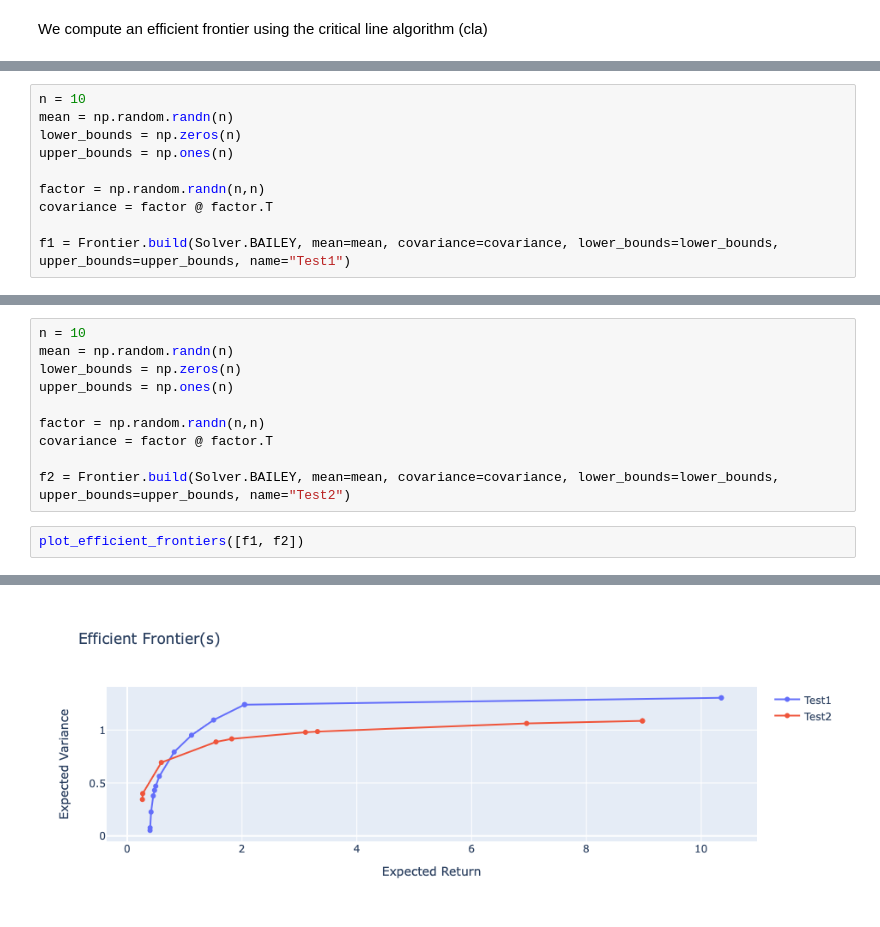
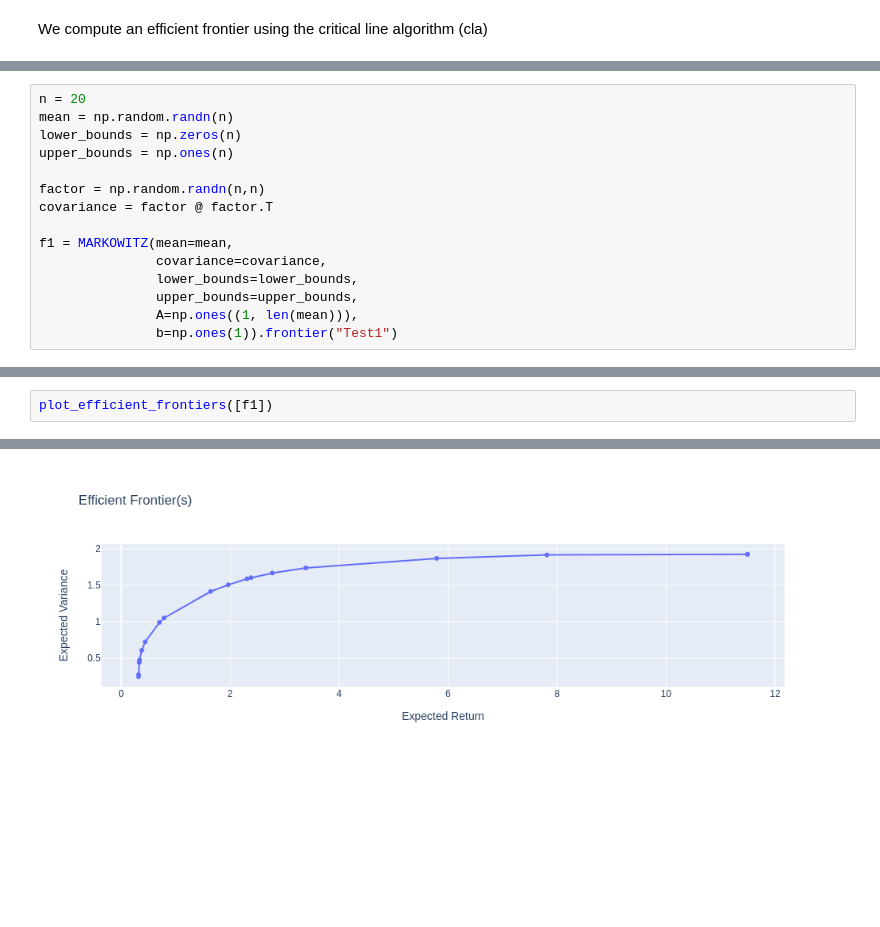
Before and after one commit to cvxgrp/cvxcla, a Jupyter notebook: book/docs/notebooks/cla.ipynb, the cells around one changed output, grey strips where cells are left out. Cells and saved outputs as stored; diff of their text form; blank space fills up the shorter version.

```diff
--- a/book/docs/notebooks/cla.ipynb
+++ b/book/docs/notebooks/cla.ipynb
@@ -10,5 +9,5 @@ from cvx.cla.solver import Solver
 # %%
-n = 10
+n = 20
 mean = np.random.randn(n)
 lower_bounds = np.zeros(n)
 upper_bounds = np.ones(n)
@@ -16,4 +15,9 @@ upper_bounds = np.ones(n)
 factor = np.random.randn(n,n)
 covariance = factor @ factor.T
 
-f1 = Frontier.build(Solver.BAILEY, mean=mean, covariance=covariance, lower_bounds=lower_bounds, upper_bounds=upper_bounds, name="Test1")
+f1 = MARKOWITZ(mean=mean,
+               covariance=covariance,
+               lower_bounds=lower_bounds,
+               upper_bounds=upper_bounds,
+               A=np.ones((1, len(mean))),
+               b=np.ones(1)).frontier("Test1")
@@ -20,13 +26,3 @@ f1 = Frontier.build(Solver.BAILEY, mean=mean, covariance=covariance, lower_bound
-# %%
-n = 10
-mean = np.random.randn(n)
-lower_bounds = np.zeros(n)
-upper_bounds = np.ones(n)
-
-factor = np.random.randn(n,n)
-covariance = factor @ factor.T
-
-f2 = Frontier.build(Solver.BAILEY, mean=mean, covariance=covariance, lower_bounds=lower_bounds, upper_bounds=upper_bounds, name="Test2")
 # %%
-plot_efficient_frontiers([f1, f2])
+plot_efficient_frontiers([f1])
 # %% [output]
@@ -34 +29 @@ plot_efficient_frontiers([f1, f2])
-[figure, old version]
+[figure, new version]
```
Also changed, not shown: parts of 3 cells of this notebook.
